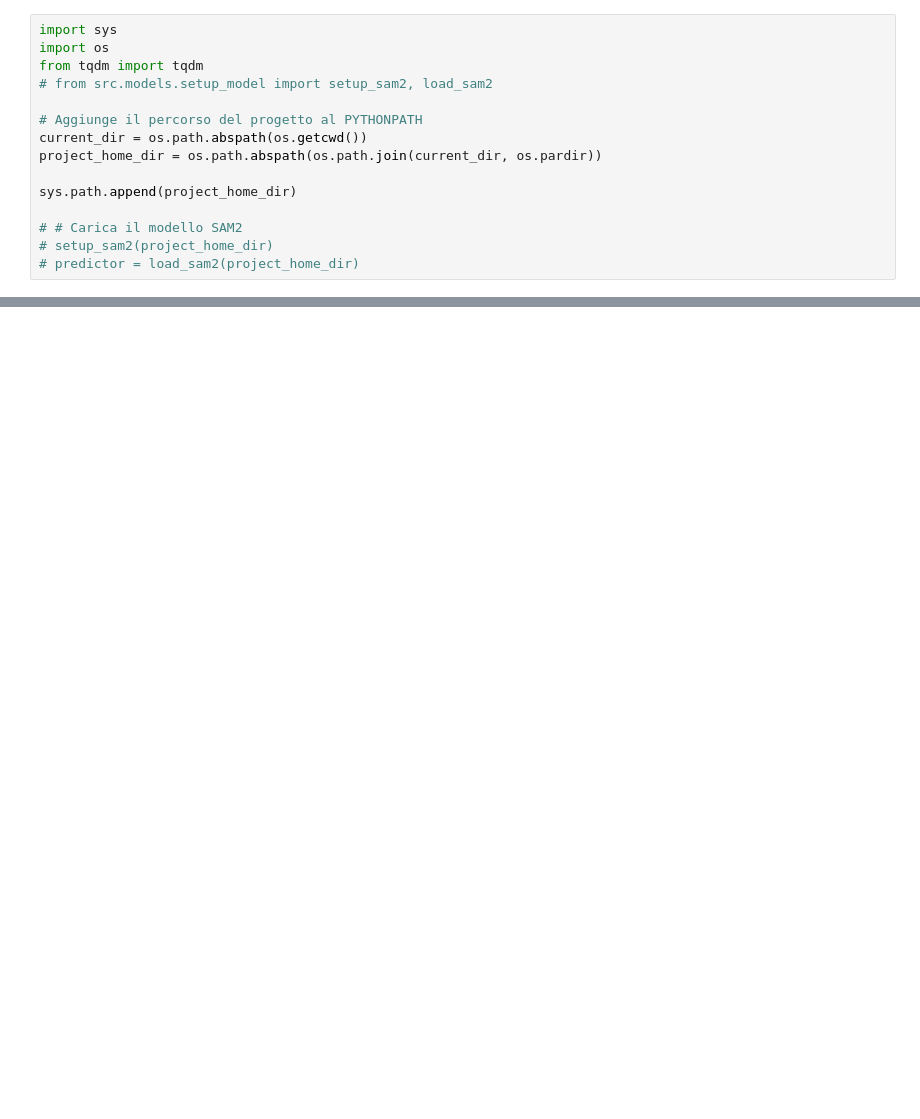
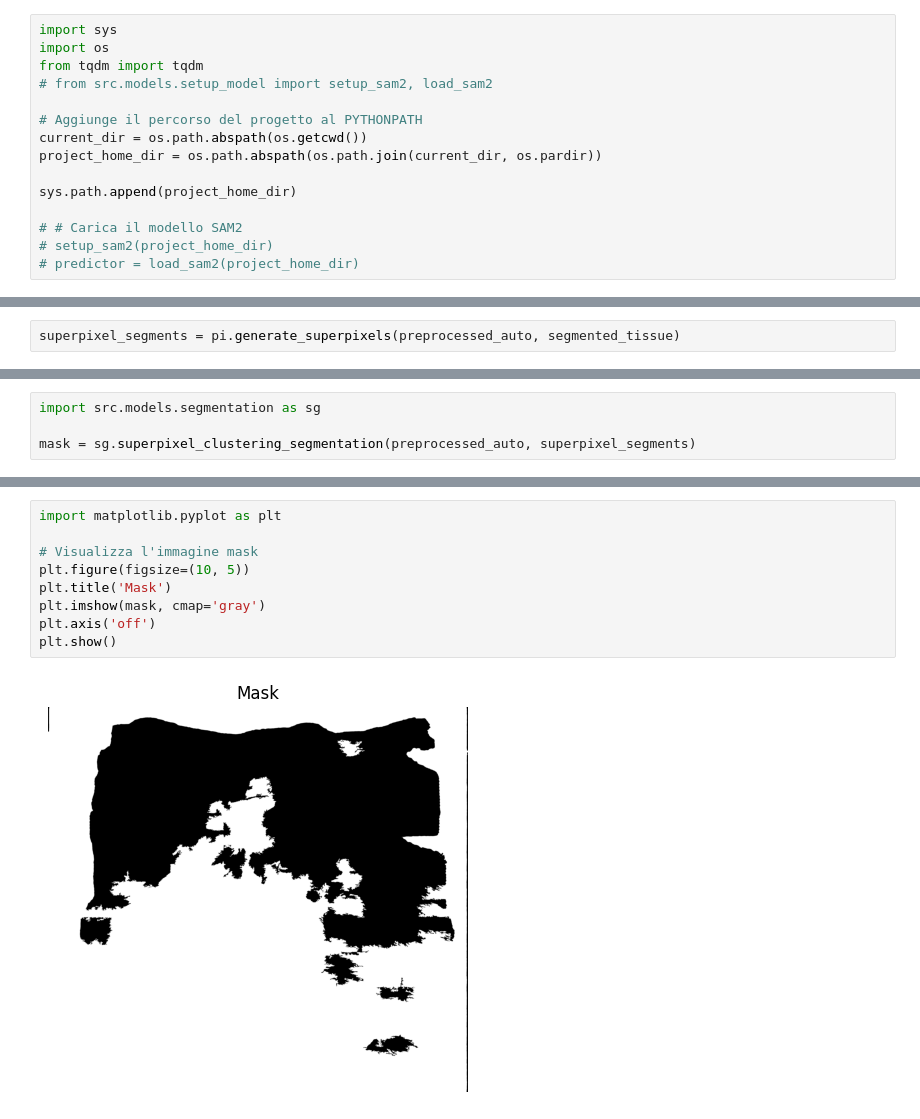
Before and after one commit to vincenzocivale/pig_tissue_segmentation, a Jupyter notebook: notebooks/main.ipynb, the cells around one changed output, grey strips where cells are left out. Saved outputs shown, nothing was run; the diff lists cells and outputs as text; blank space fills up the shorter version.

```diff
--- a/notebooks/main.ipynb
+++ b/notebooks/main.ipynb
@@ -135,0 +70,2 @@ plt.show()
+# %%
+superpixel_segments = pi.generate_superpixels(preprocessed_auto, segmented_tissue)
@@ -135,0 +77,4 @@ plt.show()
+# %%
+import src.models.segmentation as sg
+
+mask = sg.superpixel_clustering_segmentation(preprocessed_auto, superpixel_segments)
@@ -135,0 +91,11 @@ plt.show()
+# %%
+import matplotlib.pyplot as plt
+
+# Visualizza l'immagine mask
+plt.figure(figsize=(10, 5))
+plt.title('Mask')
+plt.imshow(mask, cmap='gray')
+plt.axis('off')
+plt.show()
+# %% [output]
+[figure, added]
```
Also changed, not shown: parts of 9 cells of this notebook, 2 other files.
